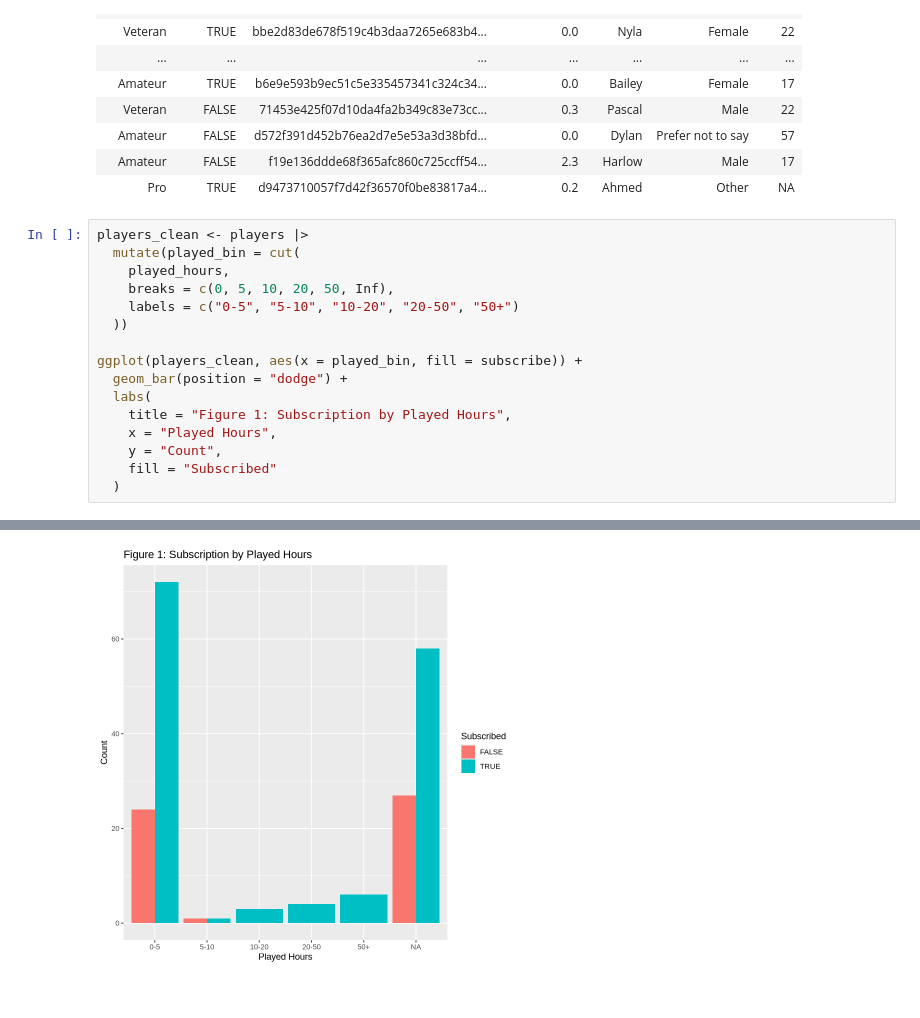
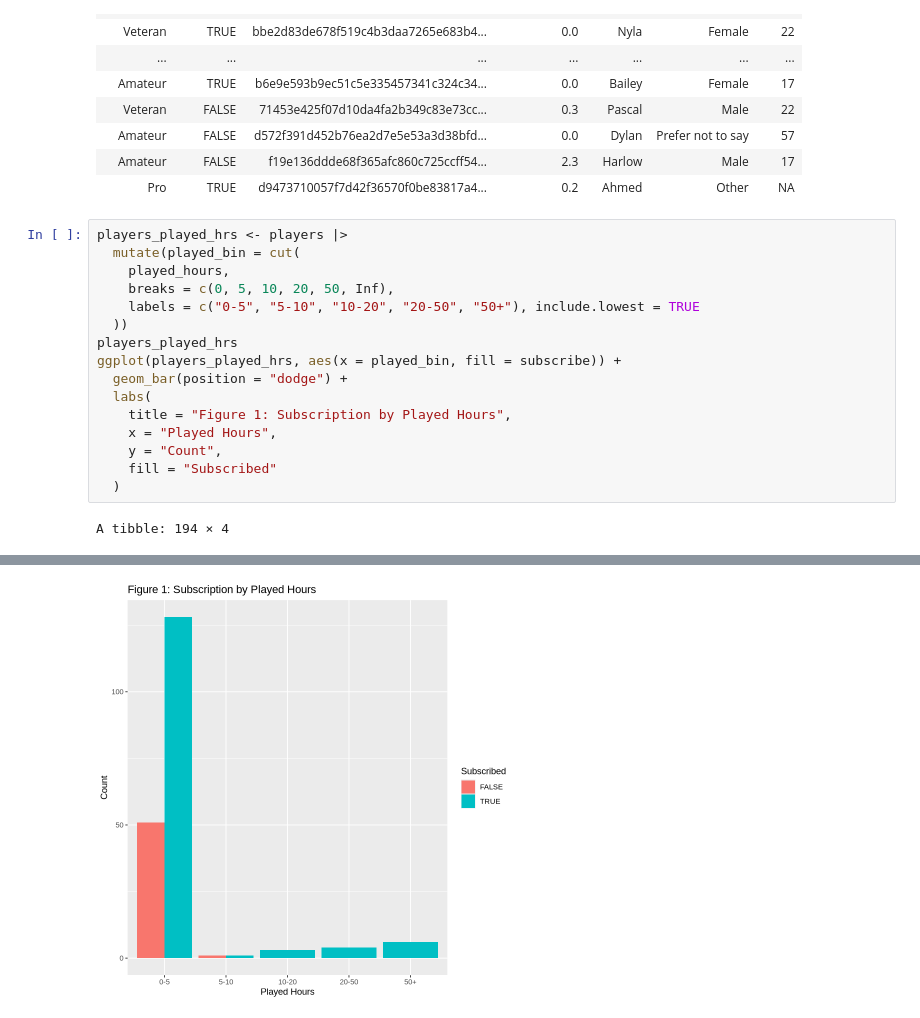
Before and after one commit to saclovessoup/dsci-100-project, a Jupyter notebook: Project_Final.ipynb, the cells around one changed output, grey strips where cells are left out. Drawn from its saved outputs; the diff is of its cells as text.

Commit message:
names changes, seed setting, and conf_mat
deleted figure for experience, set seeds for all knn related code, added confusion matrix for future discussion

```diff
--- a/Project_Final.ipynb
+++ b/Project_Final.ipynb
@@ -39,14 +57,14 @@ A spec_tbl_df: 196 × 7
 | Amateur | FALSE | f19e136ddde68f365afc860c725ccff54... | 2.3 | Harlow | Male | 17 |
 | Pro | TRUE | d9473710057f7d42f36570f0be83817a4... | 0.2 | Ahmed | Other | NA |
 # %%
-players_clean <- players |>
+players_played_hrs <- players |>
   mutate(played_bin = cut(
     played_hours,
     breaks = c(0, 5, 10, 20, 50, Inf),
-    labels = c("0-5", "5-10", "10-20", "20-50", "50+")
+    labels = c("0-5", "5-10", "10-20", "20-50", "50+"), include.lowest = TRUE
   ))
-
-ggplot(players_clean, aes(x = played_bin, fill = subscribe)) +
+players_played_hrs
+ggplot(players_played_hrs, aes(x = played_bin, fill = subscribe)) +
   geom_bar(position = "dodge") +
   labs(
     title = "Figure 1: Subscription by Played Hours",
@@ -55,3 +73,4 @@ ggplot(players_clean, aes(x = played_bin, fill = subscribe)) +
     fill = "Subscribed"
   )
 # %% [output]
+A tibble: 194 × 4
@@ -58 +95 @@ ggplot(players_clean, aes(x = played_bin, fill = subscribe)) +
-[figure, old version]
+[figure, new version]
```
Also changed, not shown: parts of 14 cells of this notebook.
